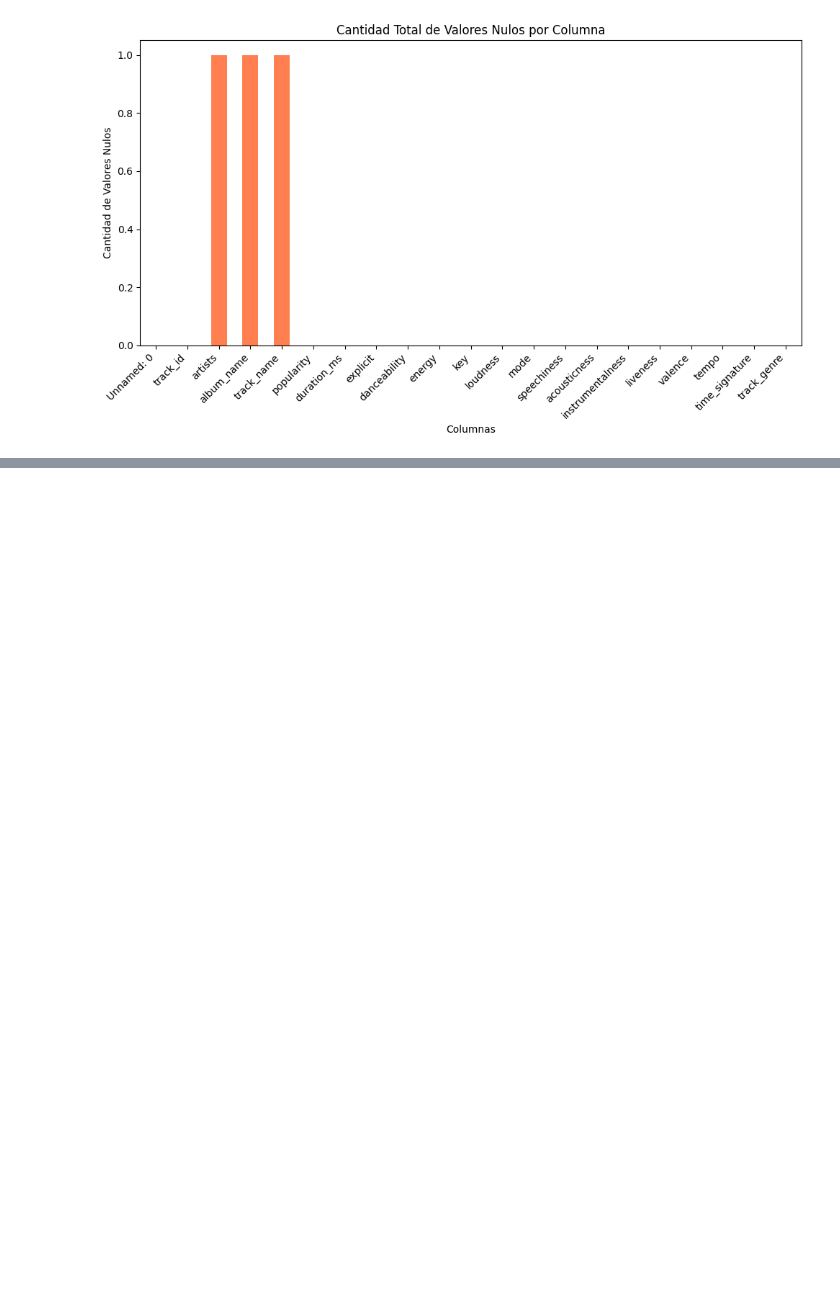
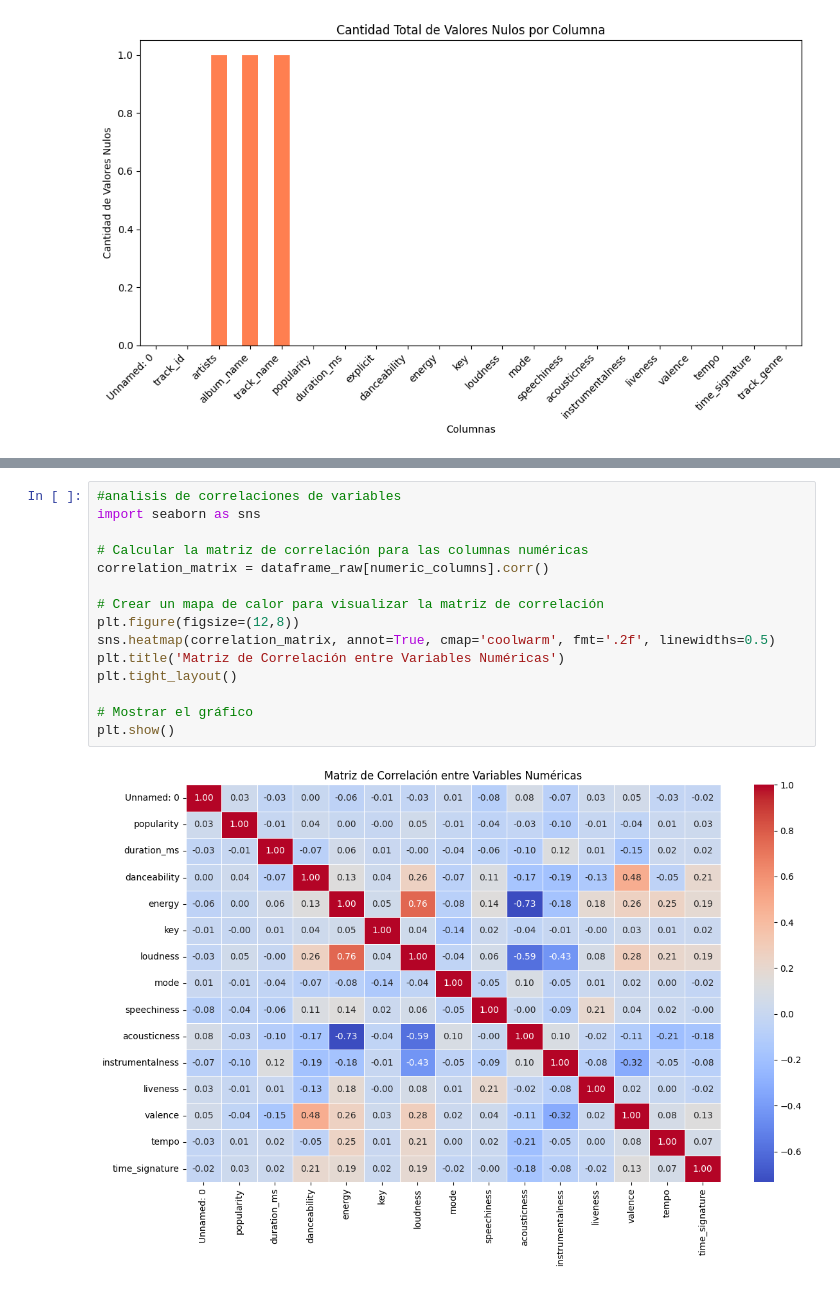
Before and after one commit to anacriquintero/workshop2, a Jupyter notebook: Notebooks/eda_Spotify.ipynb, the cells around one changed output, grey strips where cells are left out. Saved outputs shown, nothing was run; the diff lists cells and outputs as text; blank space fills up the shorter version.

```diff
--- a/Notebooks/eda_Spotify.ipynb
+++ b/Notebooks/eda_Spotify.ipynb
@@ -115,0 +132,17 @@ ModuleNotFoundError: No module named 'ace_tools'
+# %%
+#analisis de correlaciones de variables
+import seaborn as sns
+
+# Calcular la matriz de correlación para las columnas numéricas
+correlation_matrix = dataframe_raw[numeric_columns].corr()
+
+# Crear un mapa de calor para visualizar la matriz de correlación
+plt.figure(figsize=(12,8))
+sns.heatmap(correlation_matrix, annot=True, cmap='coolwarm', fmt='.2f', linewidths=0.5)
+plt.title('Matriz de Correlación entre Variables Numéricas')
+plt.tight_layout()
+
+# Mostrar el gráfico
+plt.show()
+# %% [output]
+[figure, added]
```
Also changed, not shown: parts of 4 cells of this notebook.
